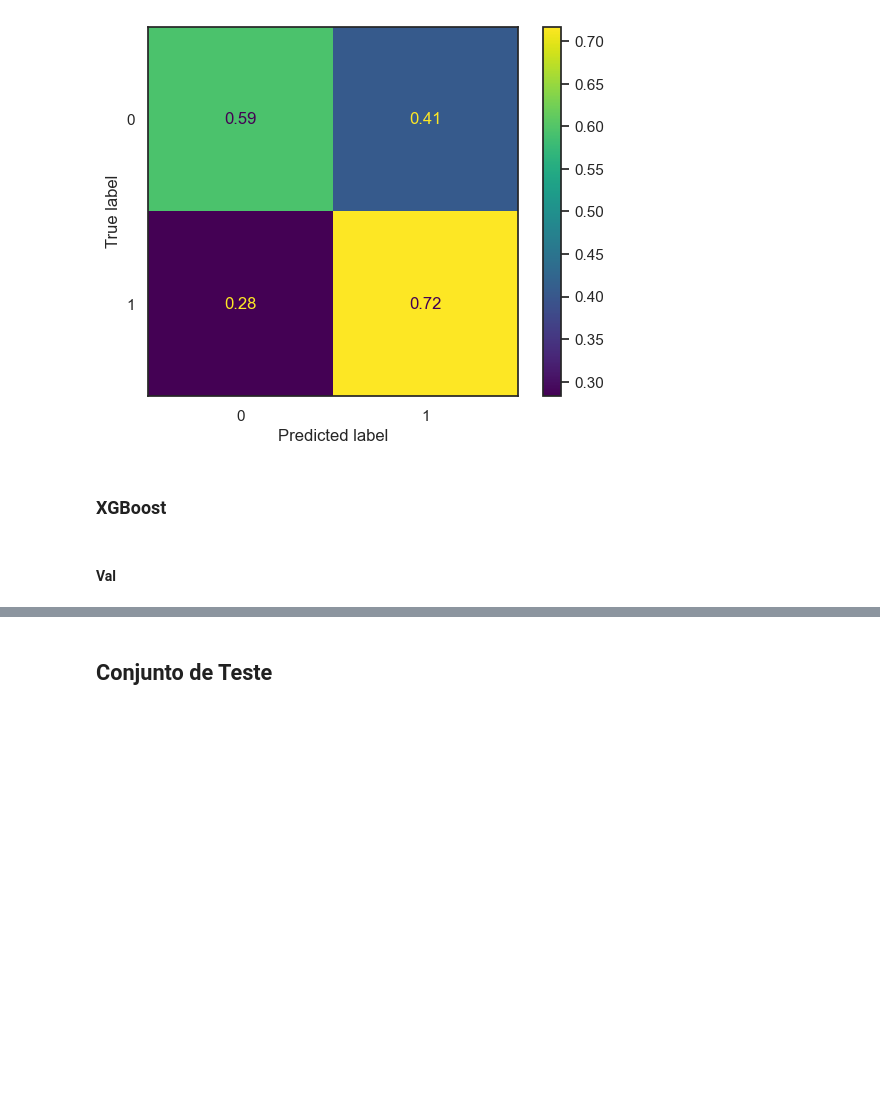
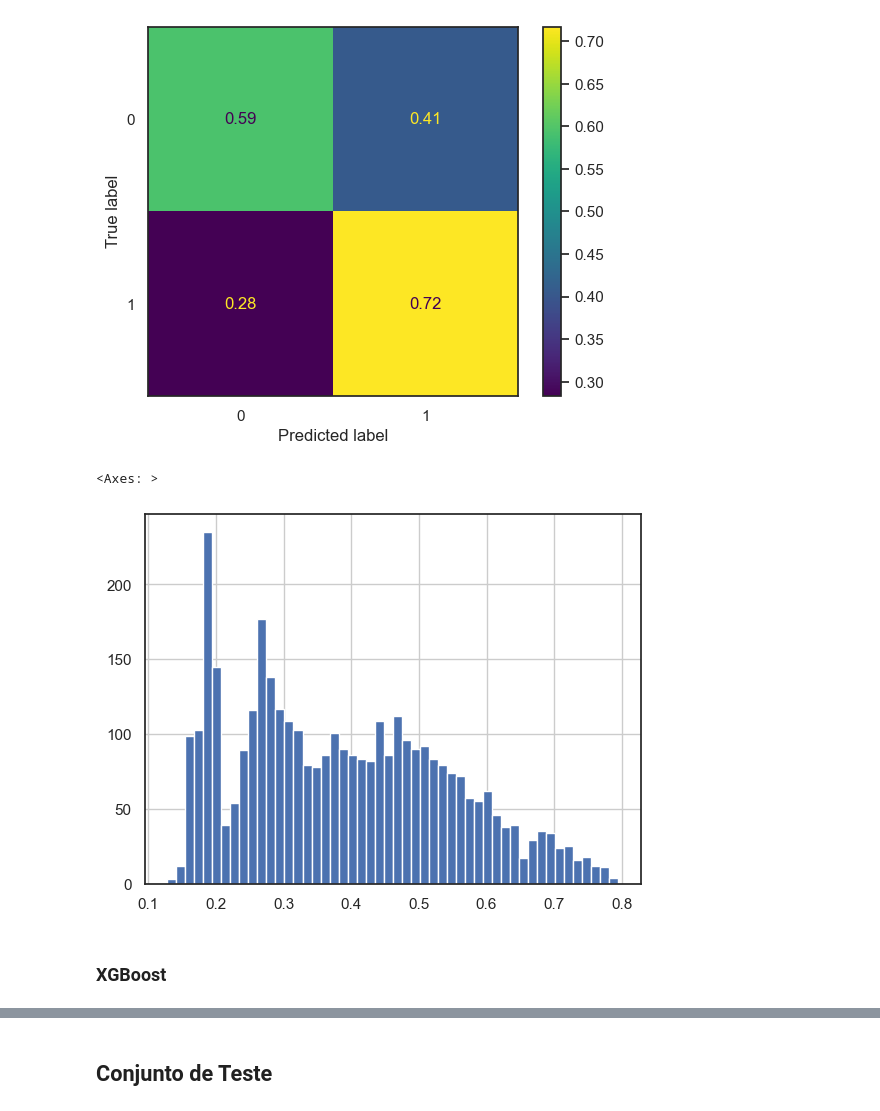
Before and after one commit to victor-hro/cartola, a Jupyter notebook: notebooks/model.ipynb, the cells around one changed output, grey strips where cells are left out. Drawn from its saved outputs; the diff is of its cells as text; code cells hidden in the pictures; blank space fills up the shorter version.

```diff
--- a/notebooks/model.ipynb
+++ b/notebooks/model.ipynb
@@ -928,10 +874,22 @@ rf_eval.plot_confusion_matrix(normalize='true')
 # %% [output]
 [figure]
 [figure]
+# %%
+y_val_probas = y_val_pred = rf_model.predict_proba(X_val)[:, 1]
+
+df_rf_results = pd.DataFrame({
+    'y_true': y_val,
+    'y_pred': y_val_probas
+    }
+)
+
+df_rf_results = df_rf_results.sort_values('y_pred', ascending=False).reset_index(drop=True)
+df_rf_results['y_pred'].hist(bins=50)
+# %% [output]
+<Axes: >
+[figure, added]
 # %% [markdown]
 ### XGBoost
-# %% [markdown]
-#### Val
 # %%
 xgb_eval = ModelEvaluator(xgb_model, X_val, y_val, th=0.42)
 
```
Also changed, not shown: parts of 37 cells of this notebook, 9 other files.
